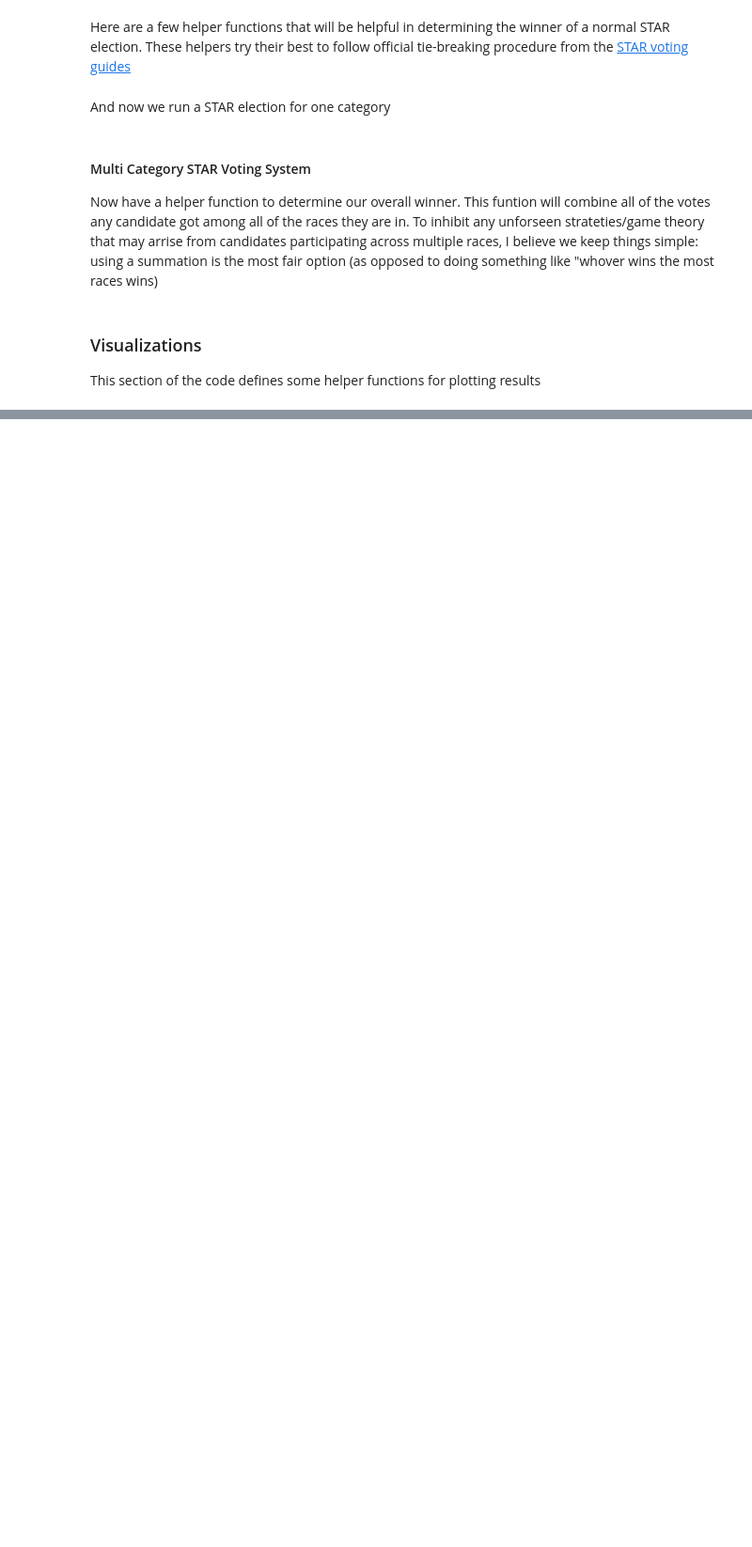
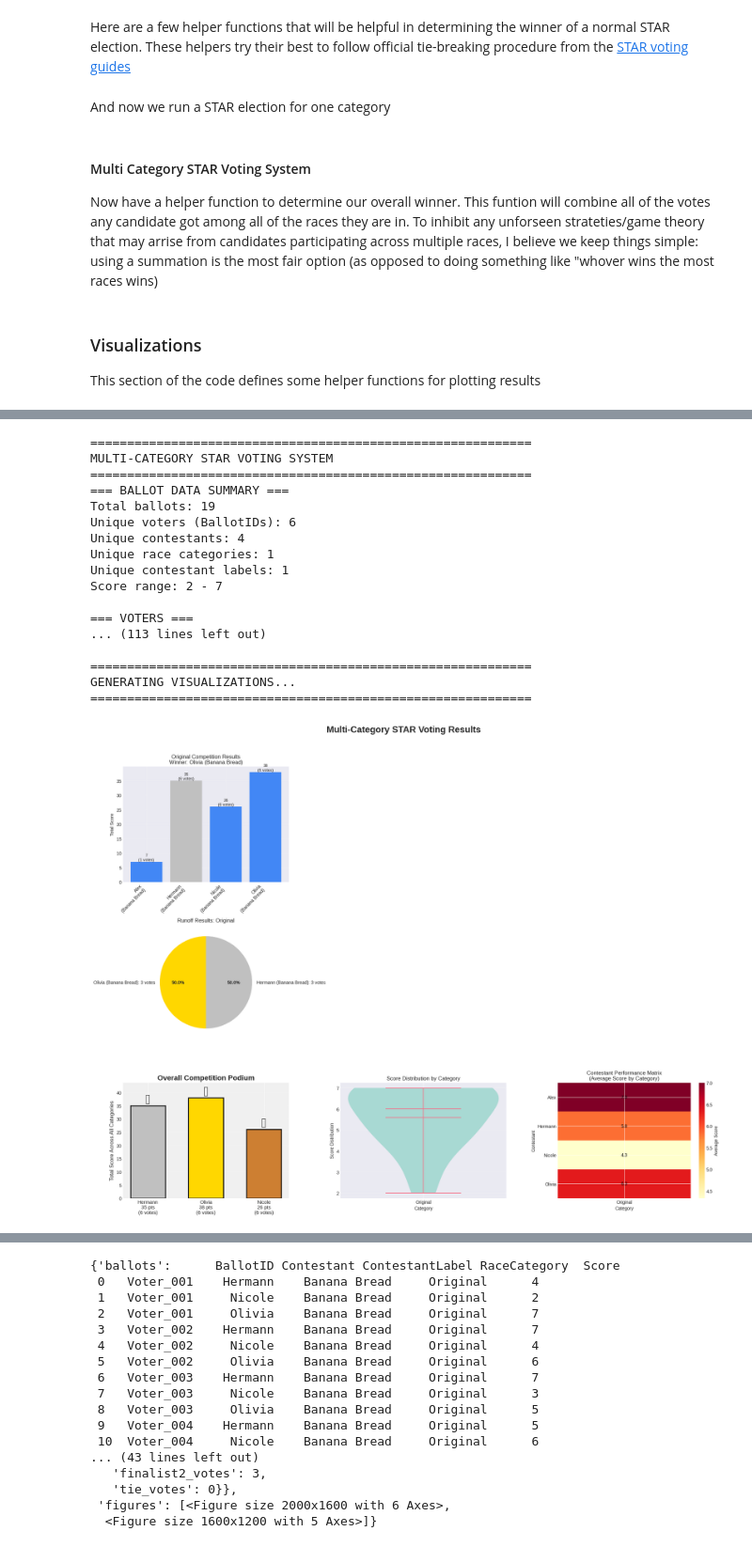
Before and after one commit to ToyosiAbu/VotingSystems, a Jupyter notebook: MultiCategorySTARVotingSystem.ipynb, the cells around one changed output, grey strips where cells are left out. Shown: that part at 94% size. Cells and saved outputs as stored; diff of their text form; code cells hidden in the pictures; blank space fills up the shorter version.

Commit message:
fix: updated colab notebook with real election results, data wrangling, and descriptions

```diff
--- a/MultiCategorySTARVotingSystem.ipynb
+++ b/MultiCategorySTARVotingSystem.ipynb
@@ -347,9 +513,13 @@ def print_ballot_summary(ballots_df: pd.DataFrame) -> None:
 
 This part of the codebase defines the base STAR election, including tie-breaking scenarios and data validation
 # %%
-# Gather Ballots
+# Gather Test Data
+ballots_df_test = generate_test_ballots(n_ballots=100, n_voters=20)
+
+
+# Real Competition Data (Corrected)
 banana_bread_actual_results_df = parse_banana_bread_csv('The Banana Bread Off (2025) (Responses) - Form Responses 1.csv')
-ballots_df_test = generate_test_ballots(n_ballots=100, n_voters=20)
+banana_bread_actual_results_pre_alex_arrival_df = banana_bread_actual_results_df[banana_bread_actual_results_df['BallotID'] <= 'Voter_006']
 print_ballot_summary(banana_bread_actual_results_df)
 
 
@@ -1512,0 +1697,21 @@ GENERATING VISUALIZATIONS...
+# %%
+run_complete_election_with_viz(banana_bread_actual_results_pre_alex_arrival_df)
+# %% [output]
+============================================================
+MULTI-CATEGORY STAR VOTING SYSTEM
+============================================================
+=== BALLOT DATA SUMMARY ===
+Total ballots: 19
+Unique voters (BallotIDs): 6
+Unique contestants: 4
+Unique race categories: 1
+Unique contestant labels: 1
+Score range: 2 - 7
+
+=== VOTERS ===
+... (113 lines left out)
+
+============================================================
+GENERATING VISUALIZATIONS...
+============================================================
+[figure, added]
@@ -1512,0 +1719,17 @@ GENERATING VISUALIZATIONS...
+{'ballots':      BallotID Contestant ContestantLabel RaceCategory  Score
+ 0   Voter_001    Hermann    Banana Bread     Original      4
+ 1   Voter_001     Nicole    Banana Bread     Original      2
+ 2   Voter_001     Olivia    Banana Bread     Original      7
+ 3   Voter_002    Hermann    Banana Bread     Original      7
+ 4   Voter_002     Nicole    Banana Bread     Original      4
+ 5   Voter_002     Olivia    Banana Bread     Original      6
+ 6   Voter_003    Hermann    Banana Bread     Original      7
+ 7   Voter_003     Nicole    Banana Bread     Original      3
+ 8   Voter_003     Olivia    Banana Bread     Original      5
+ 9   Voter_004    Hermann    Banana Bread     Original      5
+ 10  Voter_004     Nicole    Banana Bread     Original      6
+... (43 lines left out)
+   'finalist2_votes': 3,
+   'tie_votes': 0}},
+ 'figures': [<Figure size 2000x1600 with 6 Axes>,
+  <Figure size 1600x1200 with 5 Axes>]}
```
Also changed, not shown: parts of 15 cells of this notebook.
